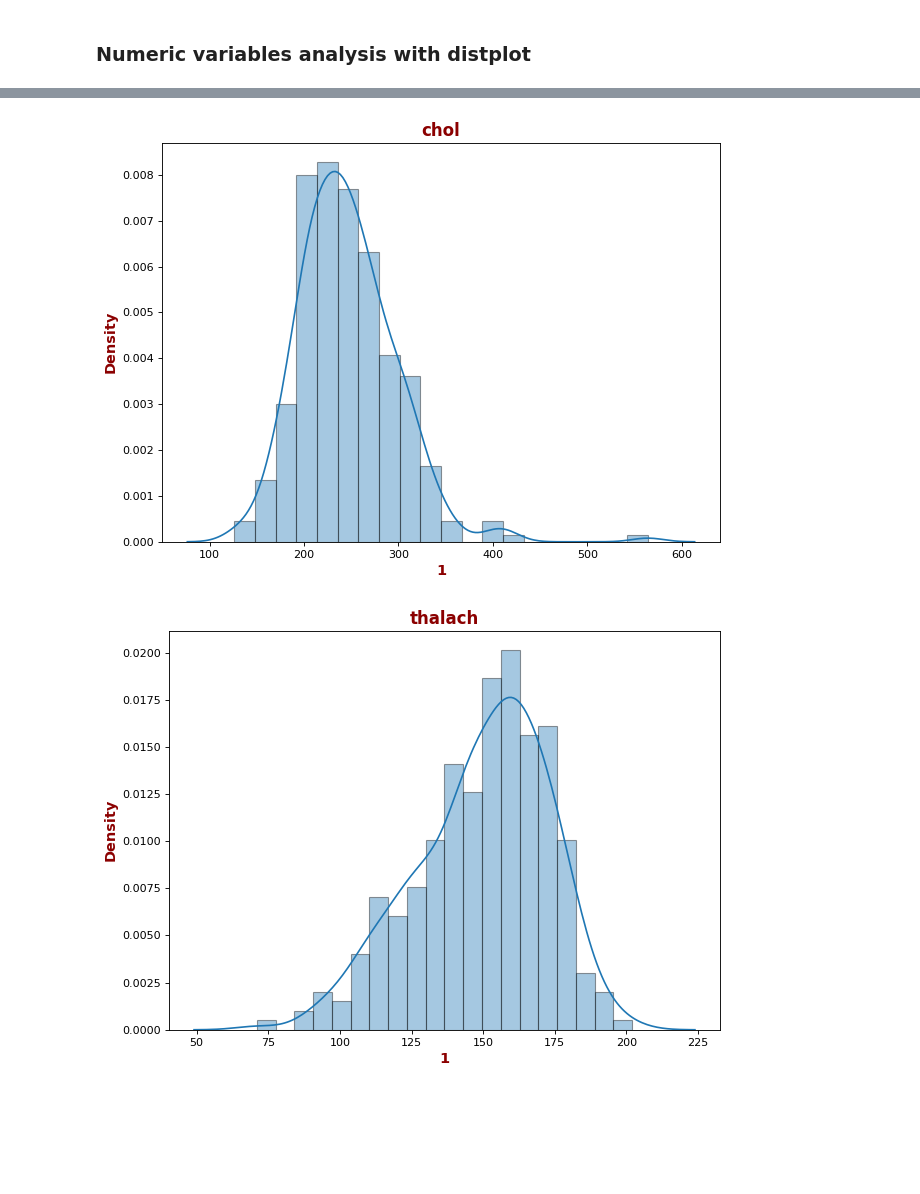
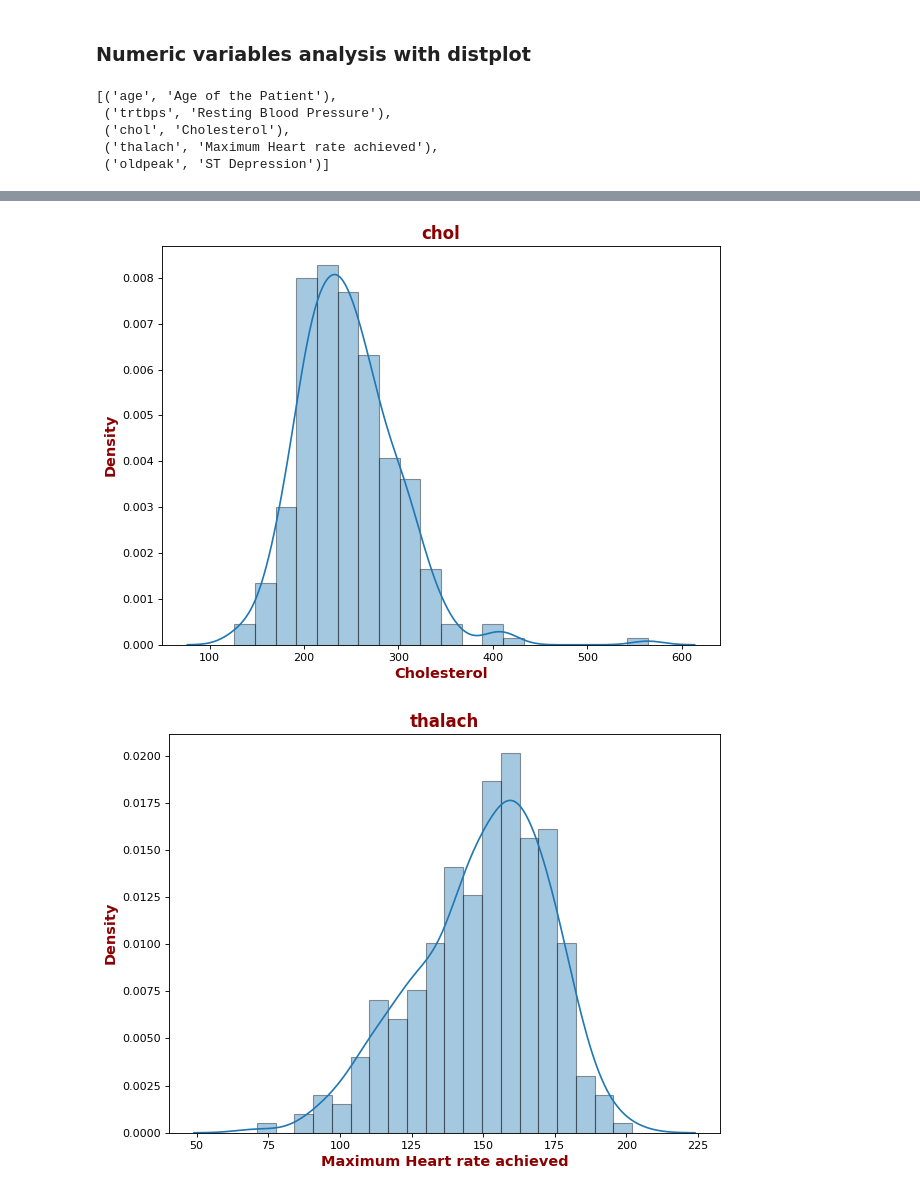
Before and after one commit to hmk07/AIML-project, a Jupyter notebook: ai-ml-project-sem-v.ipynb, the cells around one changed output, grey strips where cells are left out. Cells and saved outputs as stored; diff of their text form; code cells hidden in the pictures; blank space fills up the shorter version.

```diff
--- a/ai-ml-project-sem-v.ipynb
+++ b/ai-ml-project-sem-v.ipynb
@@ -237,15 +237,25 @@ y.axvline(df["oldpeak"].mean(), color ="r", ls = "--");
 Most ML models work better on data that are normally distributed. We can observe the skew from normal distribution from the statistics obtained initially (comparing midpoint and average)
 # %% [markdown]
 ### Numeric variables analysis with distplot
+# %%
+numeric_axis_name = ["Age of the Patient", "Resting Blood Pressure", "Cholesterol", "Maximum Heart rate achieved", "ST Depression"]
+# %%
+list(zip(numeric_var, numeric_axis_name))
+# %% [output]
+[('age', 'Age of the Patient'),
+ ('trtbps', 'Resting Blood Pressure'),
+ ('chol', 'Cholesterol'),
+ ('thalach', 'Maximum Heart rate achieved'),
+ ('oldpeak', 'ST Depression')]
 # %%
 title_font = {"family": "arial", "color": "darkred", "weight": "bold", "size" :15}
 axis_font = {"family": "arial", "color": "darkred", "weight": "bold", "size" :13}
-for i in numeric_var:
+for i, z in list(zip(numeric_var, numeric_axis_name)):
     plt.figure(figsize = (8,6), dpi =80)
     sns.distplot(df[i], hist_kws = dict(linewidth=1, edgecolor="k"), bins =20)
 
     plt.title(i, fontdict = title_font)
-    plt. xlabel(1, fontdict = axis_font)
+    plt. xlabel(z, fontdict = axis_font)
     plt.ylabel("Density", fontdict = axis_font)
 
     plt.tight_layout()
@@ -256,2 +266,2 @@ for i in numeric_var:
-[figure, old version]
+[figure, new version]
-[figure, old version]
+[figure, new version]
```
Also changed, not shown: parts of 1 cell of this notebook.
